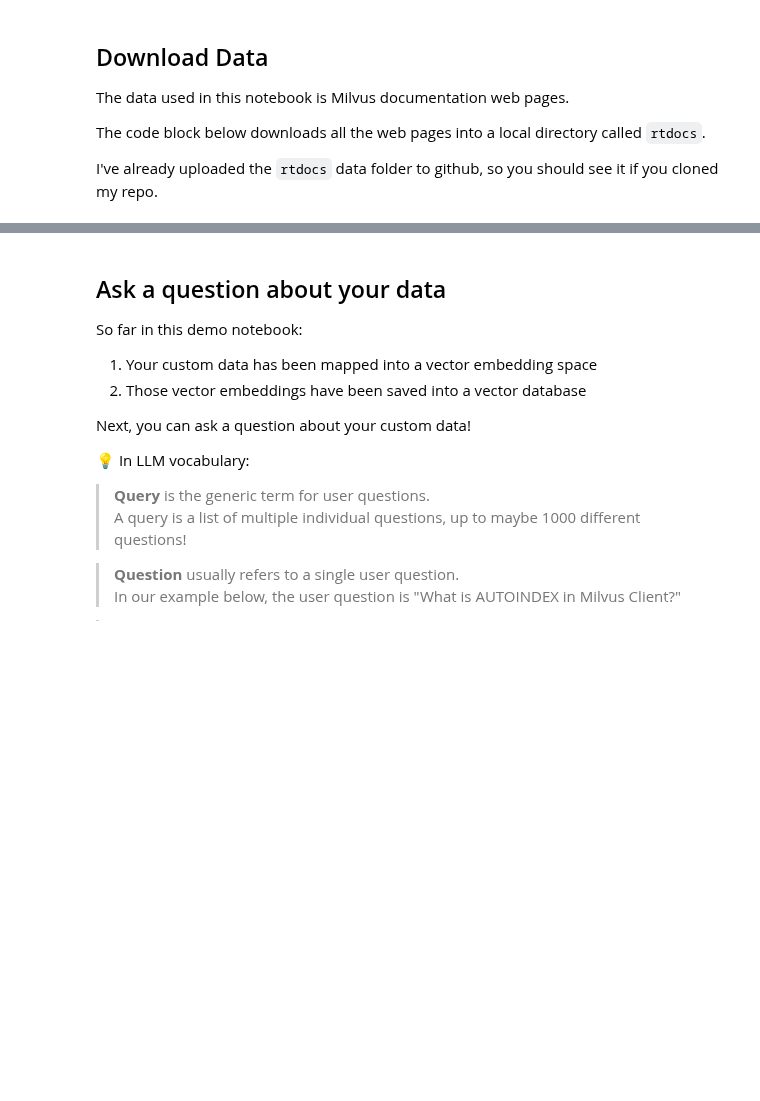
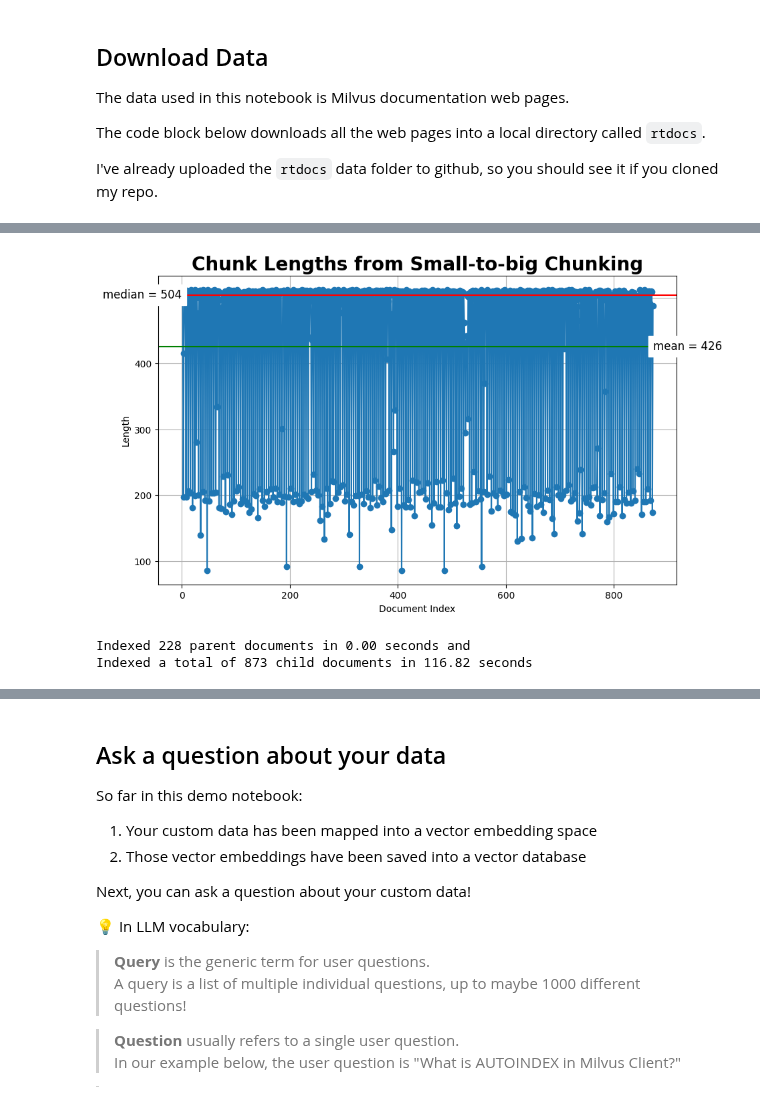
Before and after one commit to AKJUS/bootcamp, a Jupyter notebook: bootcamp/workshops/dbta_may_2024/1. RAG_basic.ipynb, the cells around one changed output, grey strips where cells are left out. Saved outputs shown, nothing was run; the diff lists cells and outputs as text; code cells hidden in the pictures; blank space fills up the shorter version.

```diff
--- a/bootcamp/workshops/dbta_may_2024/1. RAG_basic.ipynb
+++ b/bootcamp/workshops/dbta_may_2024/1. RAG_basic.ipynb
@@ -737,0 +434,31 @@ timing: 0.0023 seconds
+# %%
+CHUNK_SIZE = 512
+chunk_overlap = np.round(CHUNK_SIZE * 0.10, 0)
+print(f"chunk_size: {CHUNK_SIZE}, chunk_overlap: {chunk_overlap}")
+
+# The splitter to use to create smaller (child) chunks
+child_text_splitter = RecursiveCharacterTextSplitter(
+    chunk_size=CHUNK_SIZE,
+    chunk_overlap=chunk_overlap,
+    length_function = len,  # use built-in Python len function
+    # separators=["\n\n"],  # split at end of paragraphs
+)
+
+# Generate the "sub" documents by splitting the original documents.
+# Store the doc_id in the metadata of the corresponding Document object.
+sub_docs = []
+for i, doc in enumerate(parent_docs):
+    _id = doc_ids[i]
+    _sub_docs = child_text_splitter.split_documents([doc])
+    for _doc in _sub_docs:
+        _doc.metadata[id_key] = _id
+    sub_docs.extend(_sub_docs)
+
+# # Insert HTML headers into smaller chunks (extends their "context").
+# for chunk in sub_docs:
+#     if chunk.page_content.startswith(chunk.metadata['h1'][:20]):
+#         continue
+#     metadata_str = ' '.join(str(v) for k, v in chunk.metadata.items() if k in ['h1', 'h2'])
+#     chunk.page_content = f'{metadata_str} {chunk.page_content}'
+
+print(f"{len(parent_docs)} docs split into {len(sub_docs)} child documents.")
@@ -737,0 +480,29 @@ timing: 0.0023 seconds
+# %%
+# Inspect chunk lengths
+plot_chunk_lengths(sub_docs, 'Small-to-big')
+# %% [output]
+[figure, added]
+# %%
+# Index the documents in the document store.
+start_time = time.time()
+retriever.docstore.mset(list(zip(doc_ids, parent_docs)))
+print(f"Indexed {len(parent_docs)} parent documents in {time.time()-start_time:.2f} seconds and ")
+
+# Index the documents in the vector store.
+batch_size = 300
+total_docs = len(sub_docs)
+# Calculate the number of batches needed
+batches = (total_docs + batch_size - 1) // batch_size
+start_time = time.time()
+for i in range(batches):
+    batch_start = i * batch_size
+    batch_end = min(batch_start + batch_size, total_docs)
+    batch = sub_docs[batch_start:batch_end]
+    retriever.vectorstore.add_documents(batch)
+
+print(f"Indexed a total of {total_docs} child documents in {time.time()-start_time:.2f} seconds")
+
+# Indexed 507 documents in 56.15 seconds.
+# %% [output]
+Indexed 228 parent documents in 0.00 seconds and
+Indexed a total of 873 child documents in 116.82 seconds
```
Also changed, not shown: parts of 99 cells of this notebook.
